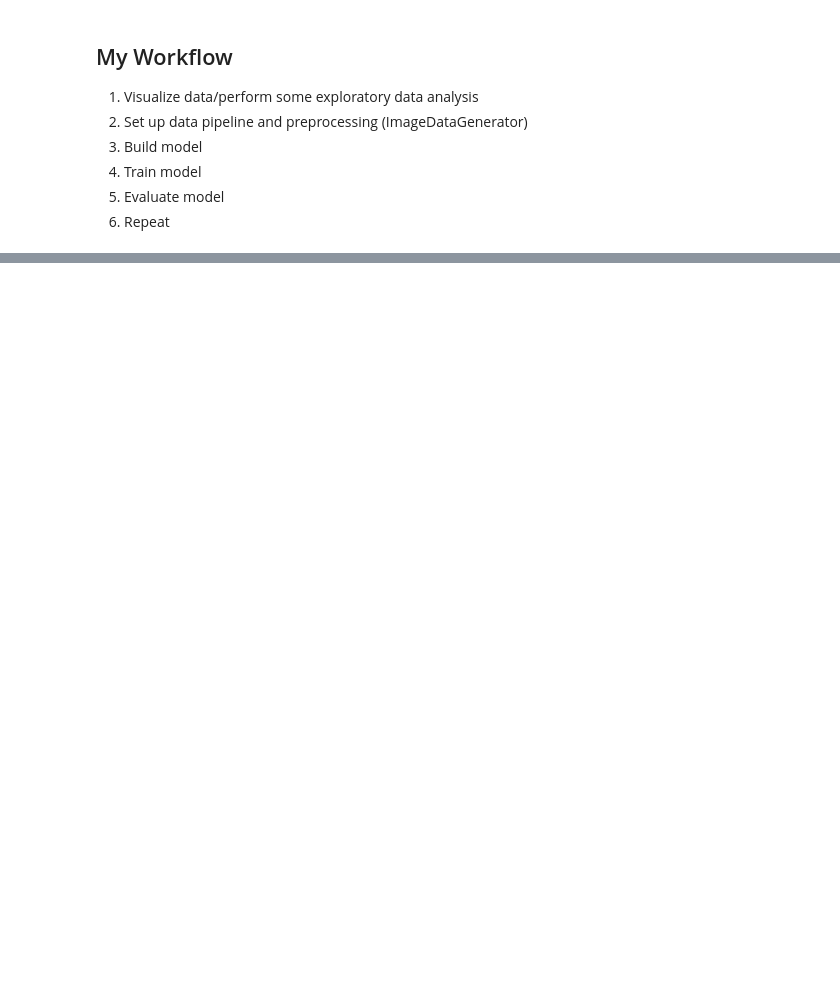
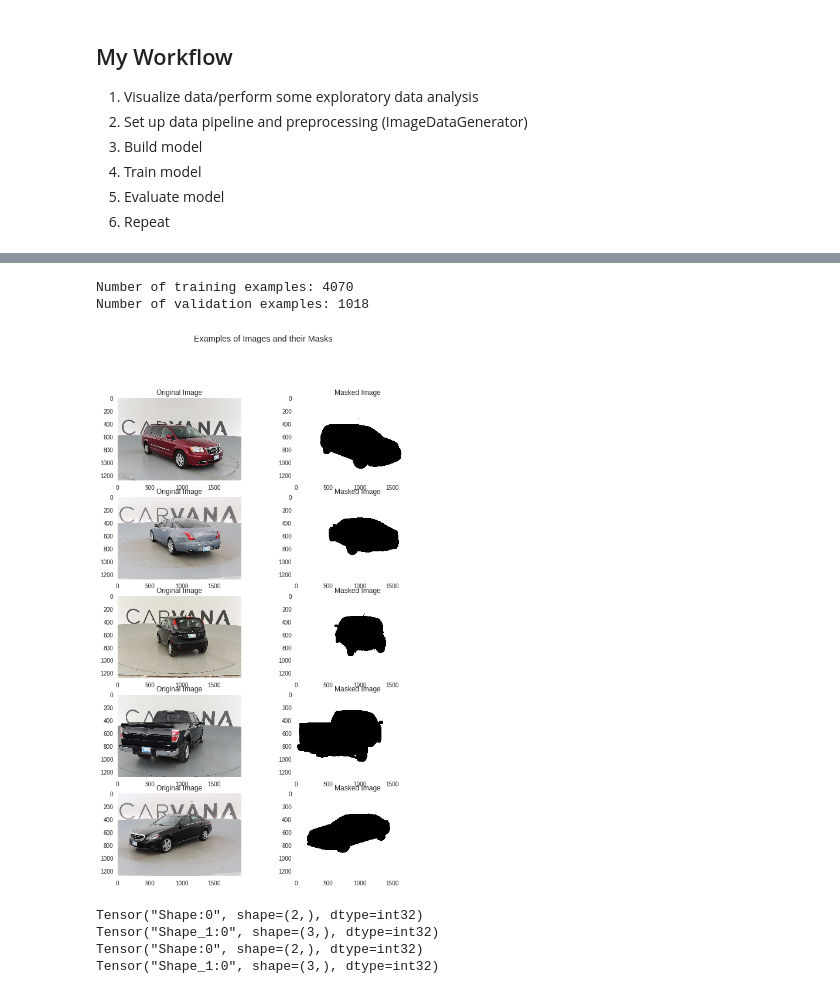
Before and after one commit to csaybar/Carvana_kaggle, a Jupyter notebook: carvana_kaggle.ipynb, the cells around one changed output, grey strips where cells are left out. Drawn from its saved outputs; the diff is of its cells as text; code cells hidden in the pictures; blank space fills up the shorter version.

```diff
--- a/carvana_kaggle.ipynb
+++ b/carvana_kaggle.ipynb
@@ -59,0 +110,47 @@ mpl.rcParams['figure.figsize'] = (12,12)
+# %%
+df_train = pd.read_csv(os.path.join(competition_name, 'train_masks.csv'))
+ids_train = df_train['img'].map(lambda s: s.split('.')[0])
+# %%
+x_train_filenames = []
+y_train_filenames = []
+for img_id in ids_train:
+  x_train_filenames.append(os.path.join(img_dir, "{}.jpg".format(img_id)))
+  y_train_filenames.append(os.path.join(label_dir, "{}_mask.gif".format(img_id)))
+# %%
+x_train_filenames, x_val_filenames, y_train_filenames, y_val_filenames = \
+                    train_test_split(x_train_filenames, y_train_filenames, test_size=0.2, random_state=42)
+# %%
+num_train_examples = len(x_train_filenames)
+num_val_examples = len(x_val_filenames)
+
+print("Number of training examples: {}".format(num_train_examples))
+print("Number of validation examples: {}".format(num_val_examples))
+# %% [output]
+Number of training examples: 4070
+Number of validation examples: 1018
+# %%
+display_num = 5
+
+r_choices = np.random.choice(num_train_examples, display_num)
+
+plt.figure(figsize=(10, 15))
+for i in range(0, display_num * 2, 2):
+  img_num = r_choices[i // 2]
+  x_pathname = x_train_filenames[img_num]
+  y_pathname = y_train_filenames[img_num]
+
+  plt.subplot(display_num, 2, i + 1)
+  plt.imshow(mpimg.imread(x_pathname))
+  plt.title("Original Image")
+
+  example_labels = Image.open(y_pathname)
+  label_vals = np.unique(example_labels)
+
+  plt.subplot(display_num, 2, i + 2)
+  plt.imshow(example_labels)
+  plt.title("Masked Image")
+
+plt.suptitle("Examples of Images and their Masks")
+plt.show()
+# %% [output]
+[figure, added]
@@ -59,0 +197,8 @@ mpl.rcParams['figure.figsize'] = (12,12)
+# %%
+train_ds = get_baseline_dataset(x_train_filenames,y_train_filenames,5,32,True)
+val_ds = get_baseline_dataset(x_val_filenames,y_val_filenames,batch_size=3)
+# %% [output]
+Tensor("Shape:0", shape=(2,), dtype=int32)
+Tensor("Shape_1:0", shape=(3,), dtype=int32)
+Tensor("Shape:0", shape=(2,), dtype=int32)
+Tensor("Shape_1:0", shape=(3,), dtype=int32)
```
Also changed, not shown: parts of 22 cells of this notebook.
